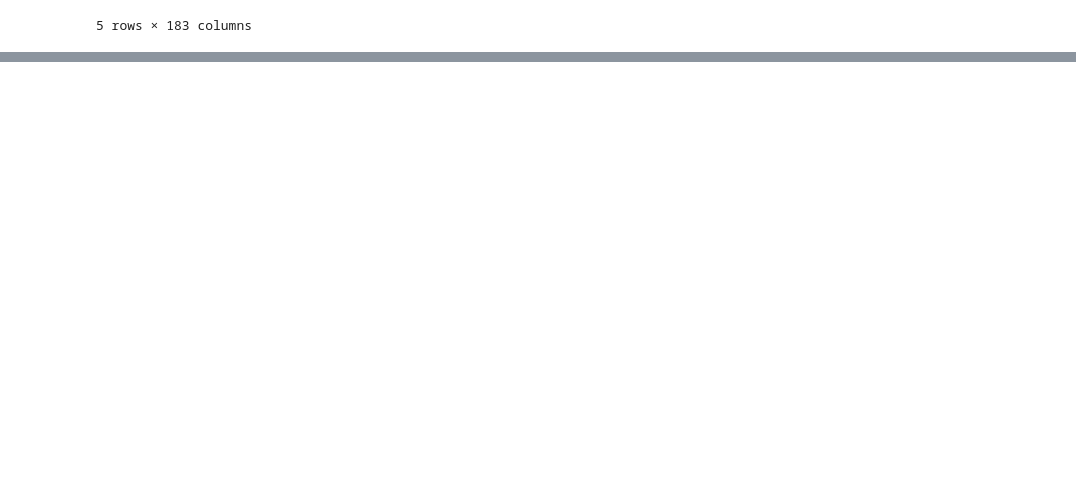
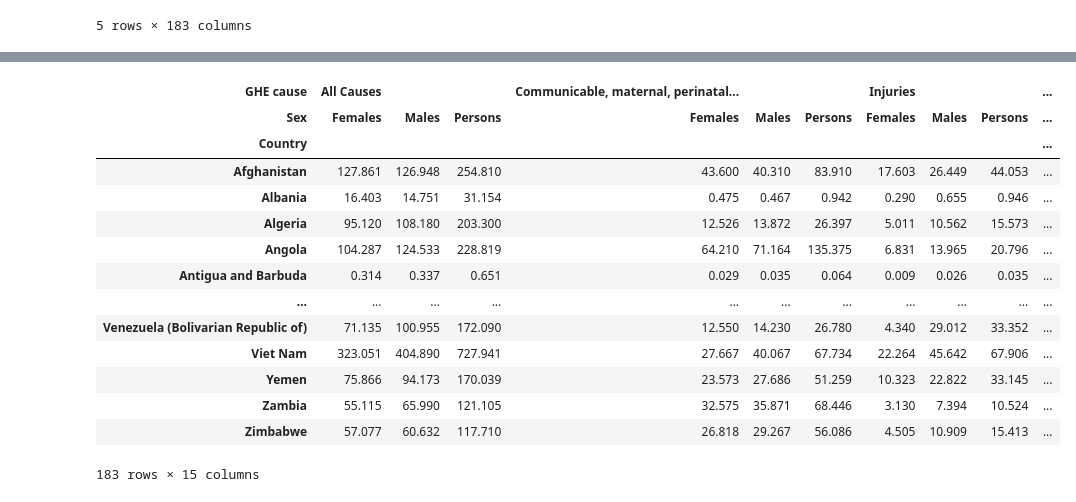
Before and after one commit to radroid/heart-disease-analysis, a Jupyter notebook: Data1205 Assignment 5 - Exploratory Data Analysis.ipynb, the cells around one changed output, grey strips where cells are left out. Saved outputs shown, nothing was run; the diff lists cells and outputs as text; code cells hidden in the pictures; blank space fills up the shorter version.

Commit message:
Update Data1205 Assignment 5 - Exploratory Data Analysis.ipynb
- Write code for restructuring of the dataset.

```diff
--- a/Data1205 Assignment 5 - Exploratory Data Analysis.ipynb
+++ b/Data1205 Assignment 5 - Exploratory Data Analysis.ipynb
@@ -672,0 +723,10 @@ with pd.ExcelWriter((data_dir / "processed_GHE_dataset.xlsx")) as writer:
+# %%
+persons_df = who_dataset[who_dataset["Sex"] == "Persons"]
+males_df = who_dataset[who_dataset["Sex"] == "Males"]
+females_df = who_dataset[who_dataset["Sex"] == "Females"]
+# %%
+drop_cols = ["Unnamed: 3", "Unnamed: 4", "Member State\n(See Notes for explanation of colour codes)"]
+persons_df1 = persons_df.loc[persons_df["Unnamed: 1"].dropna().index].drop(drop_cols, axis=1)
+males_df1 = males_df.loc[males_df["Unnamed: 1"].dropna().index].drop(drop_cols, axis=1)
+females_df1 = females_df.loc[females_df["Unnamed: 1"].dropna().index].drop(drop_cols, axis=1)
+females_df1
@@ -672,0 +741,6 @@ with pd.ExcelWriter((data_dir / "processed_GHE_dataset.xlsx")) as writer:
+# %%
+persons_df1.drop(["Unnamed: 1"], axis=1, inplace=True)
+males_df1.drop(["Unnamed: 1"], axis=1, inplace=True)
+females_df1.drop(["Unnamed: 1"], axis=1, inplace=True)
+
+males_df1
@@ -672,0 +755,7 @@ with pd.ExcelWriter((data_dir / "processed_GHE_dataset.xlsx")) as writer:
+# %%
+# combining all the genders
+main_category_df = pd.concat([persons_df1, males_df1, females_df1]).groupby(["GHE cause", "Sex"]).sum().round(3).T
+
+main_category_df["Country"] = main_category_df.index
+main_category_df.set_index("Country", inplace=True)
+main_category_df
@@ -672,0 +974,18 @@ with pd.ExcelWriter((data_dir / "processed_GHE_dataset.xlsx")) as writer:
+# %%
+main_category_df.groupby(["Country"]).sum()
+# %% [output]
+| GHE cause | All Causes |  |  | Communicable, maternal, perinatal... |  |  | Injuries |  |  | ... |
+| Sex | Females | Males | Persons | Females | Males | Persons | Females | Males | Persons | ... |
+| Country |  |  |  |  |  |  |  |  |  | ... |
+| Afghanistan | 127.861 | 126.948 | 254.810 | 43.600 | 40.310 | 83.910 | 17.603 | 26.449 | 44.053 | ... |
+| Albania | 16.403 | 14.751 | 31.154 | 0.475 | 0.467 | 0.942 | 0.290 | 0.655 | 0.946 | ... |
+| Algeria | 95.120 | 108.180 | 203.300 | 12.526 | 13.872 | 26.397 | 5.011 | 10.562 | 15.573 | ... |
+| Angola | 104.287 | 124.533 | 228.819 | 64.210 | 71.164 | 135.375 | 6.831 | 13.965 | 20.796 | ... |
+| Antigua and Barbuda | 0.314 | 0.337 | 0.651 | 0.029 | 0.035 | 0.064 | 0.009 | 0.026 | 0.035 | ... |
+| ... | ... | ... | ... | ... | ... | ... | ... | ... | ... | ... |
+| Venezuela (Bolivarian Republic of) | 71.135 | 100.955 | 172.090 | 12.550 | 14.230 | 26.780 | 4.340 | 29.012 | 33.352 | ... |
+| Viet Nam | 323.051 | 404.890 | 727.941 | 27.667 | 40.067 | 67.734 | 22.264 | 45.642 | 67.906 | ... |
+| Yemen | 75.866 | 94.173 | 170.039 | 23.573 | 27.686 | 51.259 | 10.323 | 22.822 | 33.145 | ... |
+| Zambia | 55.115 | 65.990 | 121.105 | 32.575 | 35.871 | 68.446 | 3.130 | 7.394 | 10.524 | ... |
+| Zimbabwe | 57.077 | 60.632 | 117.710 | 26.818 | 29.267 | 56.086 | 4.505 | 10.909 | 15.413 | ... |
+183 rows × 15 columns
```
Also changed, not shown: parts of 36 cells of this notebook.
